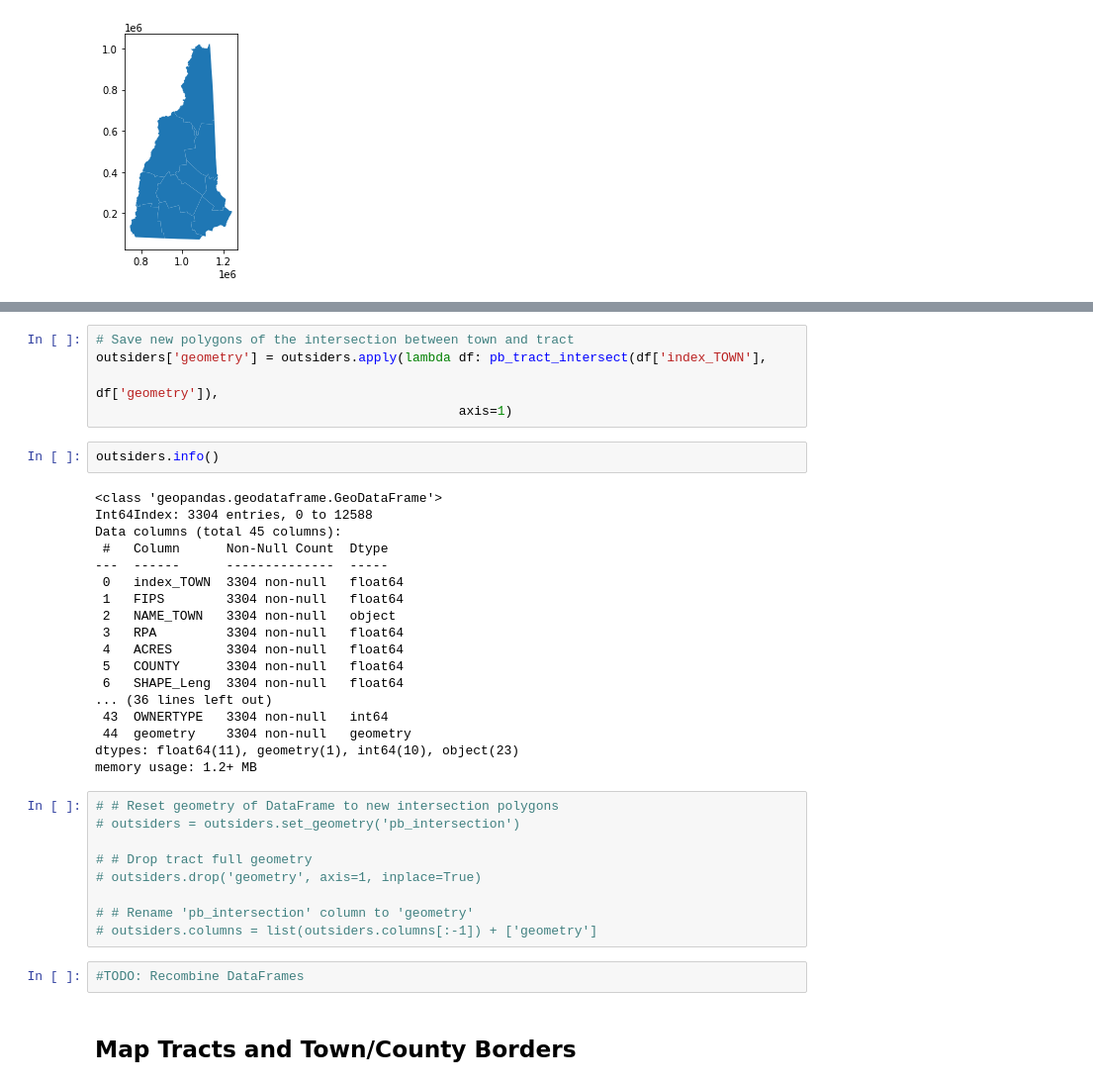
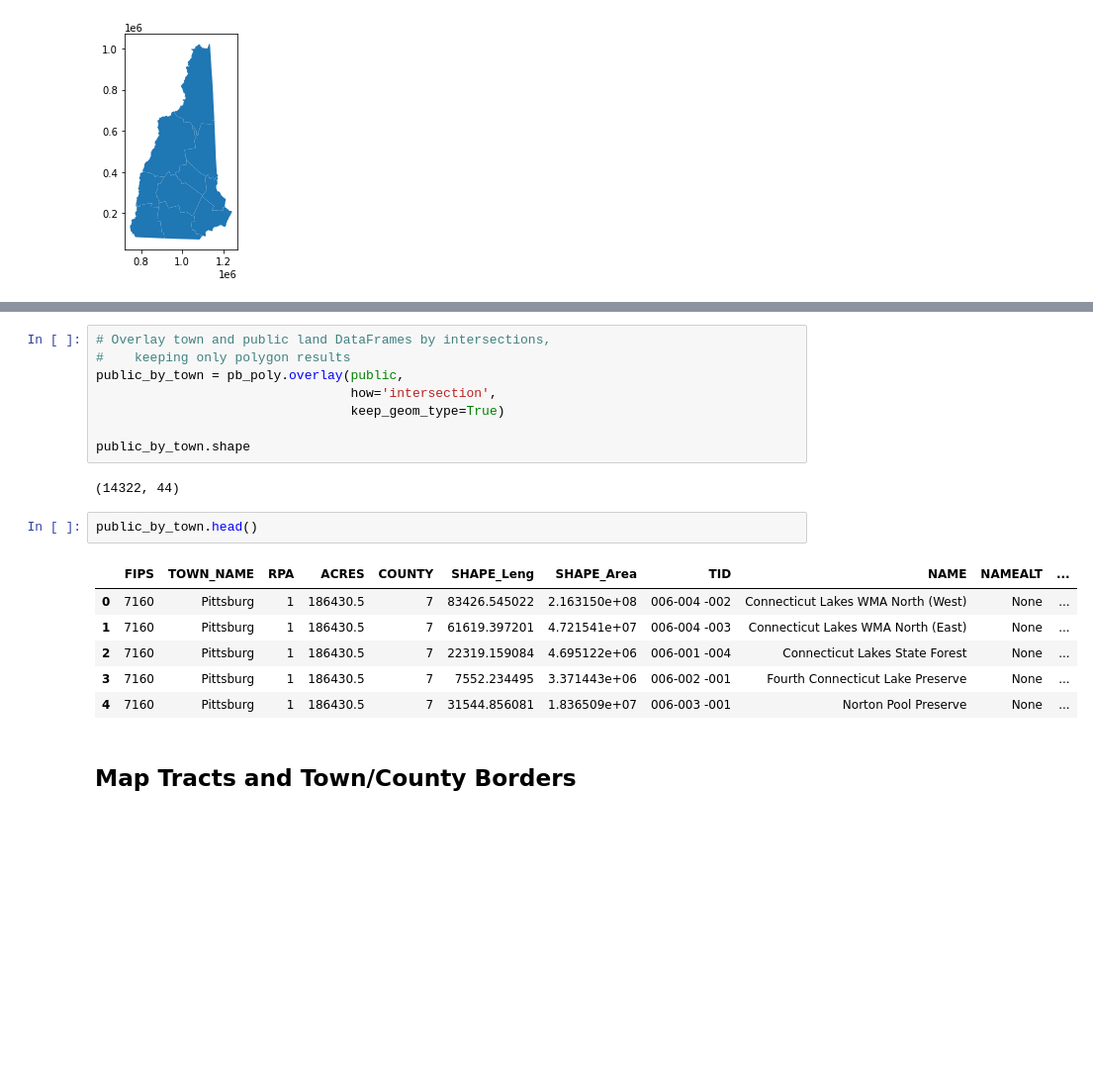
Before and after one commit to HKuz/Environmental_Mapping, a Jupyter notebook: Data_Extraction.ipynb, the cells around one changed output, grey strips where cells are left out. Shown: that part at 99% size. Drawn from its saved outputs; the diff is of its cells as text; blank space fills up the shorter version.

Commit message:
feat: use overlay method to simplify vs spatial joins

```diff
--- a/Data_Extraction.ipynb
+++ b/Data_Extraction.ipynb
@@ -442,39 +351,22 @@ def pb_tract_intersect(index_TOWN, tract_geom):
-# %%
-# Save new polygons of the intersection between town and tract
-outsiders['geometry'] = outsiders.apply(lambda df: pb_tract_intersect(df['index_TOWN'],
-                                                                             df['geometry']),
-                                               axis=1)
-# %%
-outsiders.info()
-# %% [output]
-<class 'geopandas.geodataframe.GeoDataFrame'>
-Int64Index: 3304 entries, 0 to 12588
-Data columns (total 45 columns):
- #   Column      Non-Null Count  Dtype
----  ------      --------------  -----
- 0   index_TOWN  3304 non-null   float64
- 1   FIPS        3304 non-null   float64
- 2   NAME_TOWN   3304 non-null   object
- 3   RPA         3304 non-null   float64
- 4   ACRES       3304 non-null   float64
- 5   COUNTY      3304 non-null   float64
- 6   SHAPE_Leng  3304 non-null   float64
-... (36 lines left out)
- 43  OWNERTYPE   3304 non-null   int64
- 44  geometry    3304 non-null   geometry
-dtypes: float64(11), geometry(1), int64(10), object(23)
-memory usage: 1.2+ MB
-# %%
-# # Reset geometry of DataFrame to new intersection polygons
-# outsiders = outsiders.set_geometry('pb_intersection')
-
-# # Drop tract full geometry
-# outsiders.drop('geometry', axis=1, inplace=True)
-
-# # Rename 'pb_intersection' column to 'geometry'
-# outsiders.columns = list(outsiders.columns[:-1]) + ['geometry']
-# %%
-#TODO: Recombine DataFrames
+# %%
+# Overlay town and public land DataFrames by intersections,
+#    keeping only polygon results
+public_by_town = pb_poly.overlay(public,
+                                 how='intersection',
+                                 keep_geom_type=True)
+
+public_by_town.shape
+# %% [output]
+(14322, 44)
+# %%
+public_by_town.head()
+# %% [output]
+|  | FIPS | TOWN_NAME | RPA | ACRES | COUNTY | SHAPE_Leng | SHAPE_Area | TID | NAME | NAMEALT | ... |
+| 0 | 7160 | Pittsburg | 1 | 186430.5 | 7 | 83426.545022 | 2.163150e+08 | 006-004 -002 | Connecticut Lakes WMA North (West) | None | ... |
+| 1 | 7160 | Pittsburg | 1 | 186430.5 | 7 | 61619.397201 | 4.721541e+07 | 006-004 -003 | Connecticut Lakes WMA North (East) | None | ... |
+| 2 | 7160 | Pittsburg | 1 | 186430.5 | 7 | 22319.159084 | 4.695122e+06 | 006-001 -004 | Connecticut Lakes State Forest | None | ... |
+| 3 | 7160 | Pittsburg | 1 | 186430.5 | 7 | 7552.234495 | 3.371443e+06 | 006-002 -001 | Fourth Connecticut Lake Preserve | None | ... |
+| 4 | 7160 | Pittsburg | 1 | 186430.5 | 7 | 31544.856081 | 1.836509e+07 | 006-003 -001 | Norton Pool Preserve | None | ... |
 # %% [markdown]
 ## Map Tracts and Town/County Borders
 # %%
```
Also changed, not shown: parts of 24 cells of this notebook.
